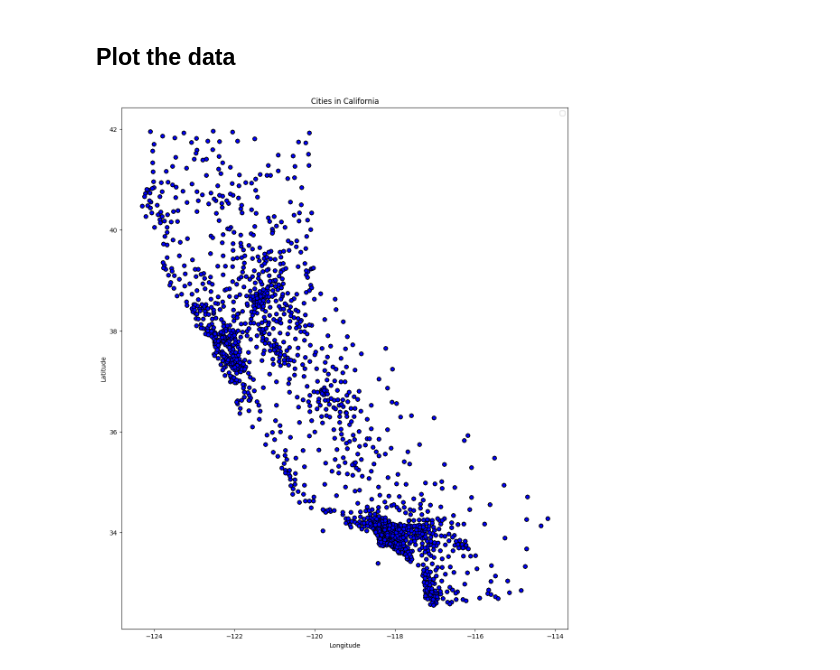
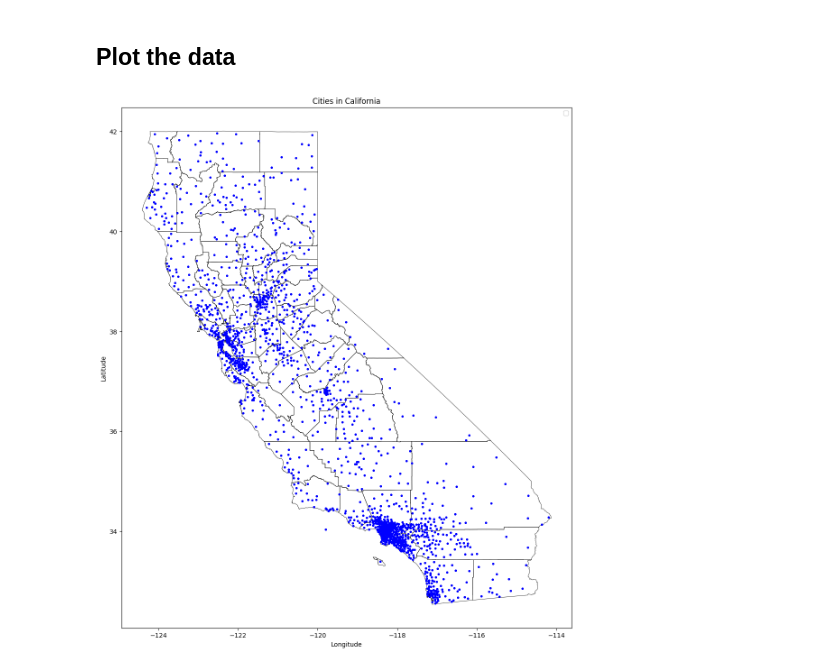
Before and after one commit to damunza/Customer_churn_story, a Jupyter notebook: python/analysis.ipynb, the cells around one changed output. Saved outputs shown, nothing was run; the diff lists cells and outputs as text; code cells hidden in the pictures.

```diff
--- a/python/analysis.ipynb
+++ b/python/analysis.ipynb
@@ -255,6 +255,13 @@ $\therefore$ Ensure that all the necessary shapefile components are in the same
 # %%
 shapefile = '../Counties.shp'
 california_counties = gpd.read_file(shapefile)
+
+
+# Assign CRS (the raw coords look like EPSG:3857)
+california_counties = california_counties.set_crs(epsg=3857)
+
+# reproject to WGS84 (EPSG:4326)
+california_counties = california_counties.to_crs(epsg=4326)
 
 # Convert the 'Longitude' and 'Latitude' columns to a list of shapely Point objects
 loc_points = data[['Country', 'State', 'City', 'Latitude', 'Longitude']].copy()
@@ -348,18 +340,17 @@ print(counties_gdf.head())
 # %% [markdown]
 ## Plot the data
 # %%
-merged_gdf = gpd.sjoin(geo_gdf, counties_gdf, how='left')
-
 # plot the data
 fig, ax = plt.subplots(figsize=(15, 15))
 
-merged_gdf.plot(ax=ax, color='blue', edgecolor='black')
+california_counties.plot(ax=ax, facecolor="none", edgecolor="black", linewidth=0.5)
+geo_data.plot(ax=ax, color='blue', markersize=5)
 
 # Optionally, add titles and legends
 plt.title('Cities in California')
 plt.xlabel('Longitude')
 plt.ylabel('Latitude')
 plt.legend()
 plt.show()
 # %% [output]
-[figure, old version]
+[figure, new version]
```
Also changed, not shown: parts of 8 cells of this notebook.
